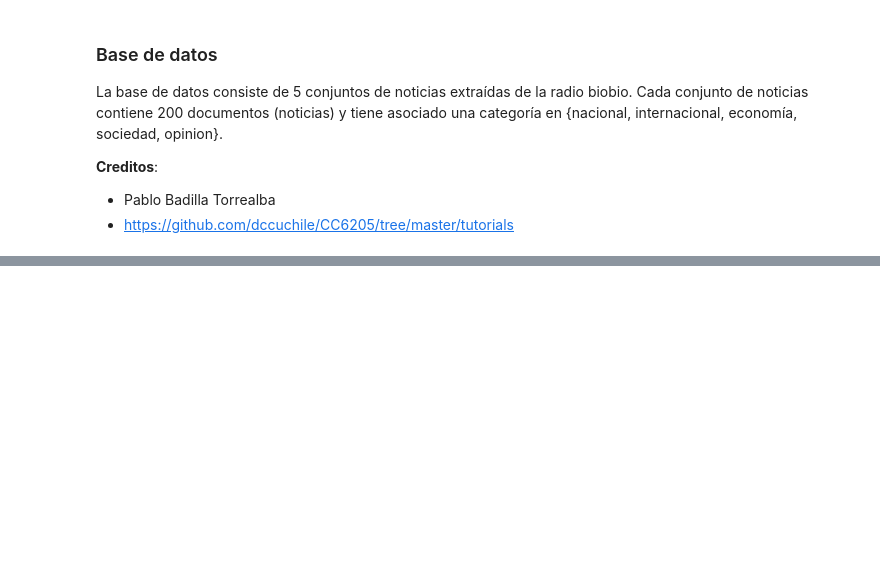
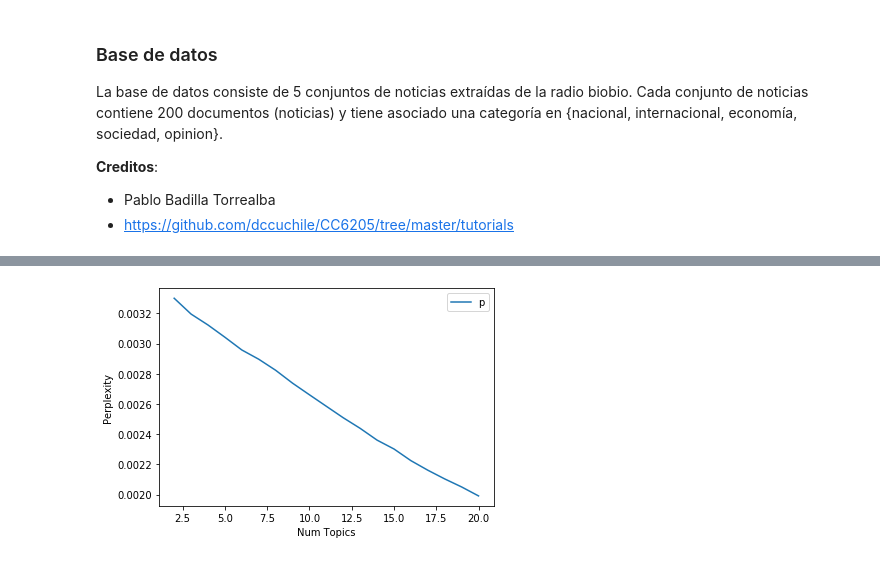
Before and after one commit to dgarridoa/Lab7_TextMining, a Jupyter notebook: Auxiliar_TextMining_TopicModeling.ipynb, the cells around one changed output, grey strips where cells are left out. Drawn from its saved outputs; the diff is of its cells as text; code cells hidden in the pictures; blank space fills up the shorter version.

Commit message:
Se finalizó la sección de Topic Modeling

```diff
--- a/Auxiliar_TextMining_TopicModeling.ipynb
+++ b/Auxiliar_TextMining_TopicModeling.ipynb
@@ -158,0 +346,10 @@ lda_display = pyLDAvis.gensim.prepare(Lda_k_5, corpus, dictionary, sort_topics=T
+# %%
+limit=20; start=2; step=1;
+x = range(start, limit+1, step)
+plt.plot(x, perplexity_values)
+plt.xlabel("Num Topics")
+plt.ylabel("Perplexity")
+plt.legend(("perplexity_values"), loc='best')
+plt.show()
+# %% [output]
+[figure, added]
```
Also changed, not shown: parts of 30 cells of this notebook, 4 other files.
